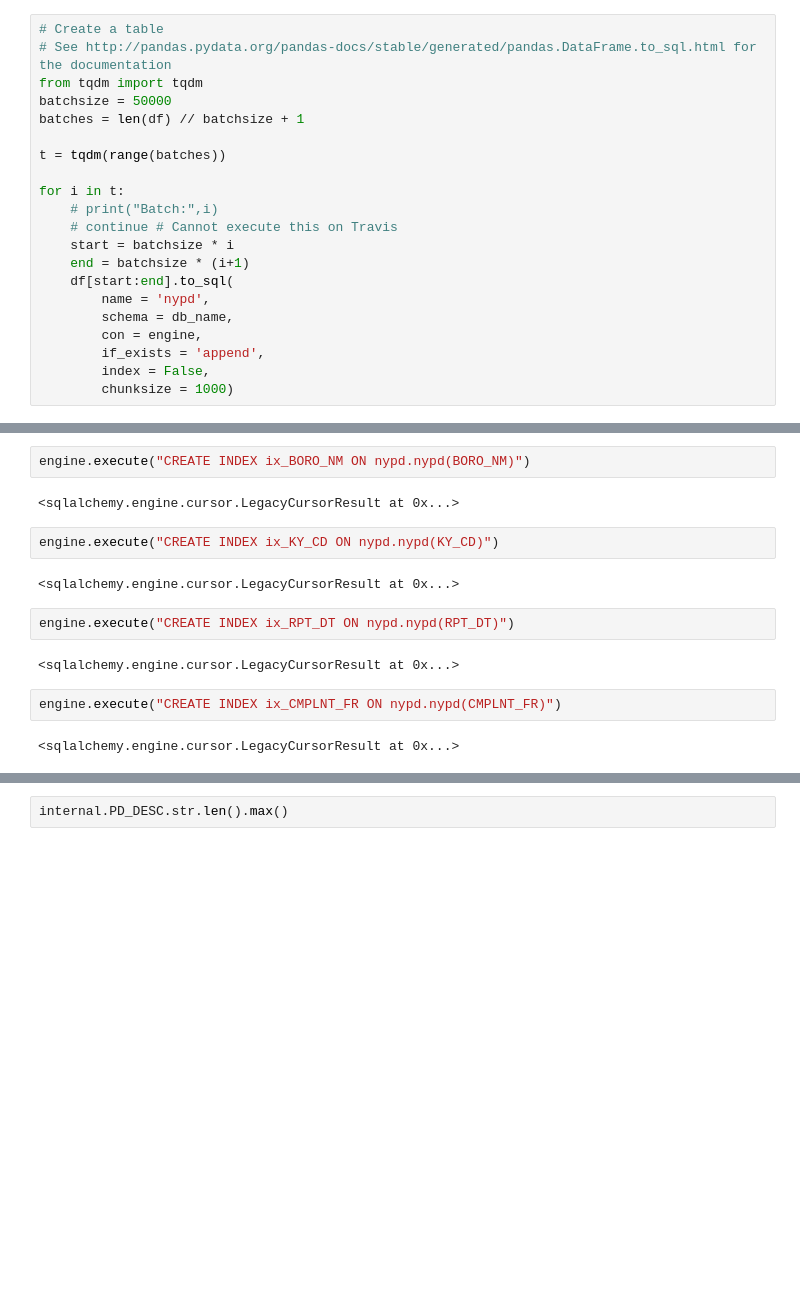
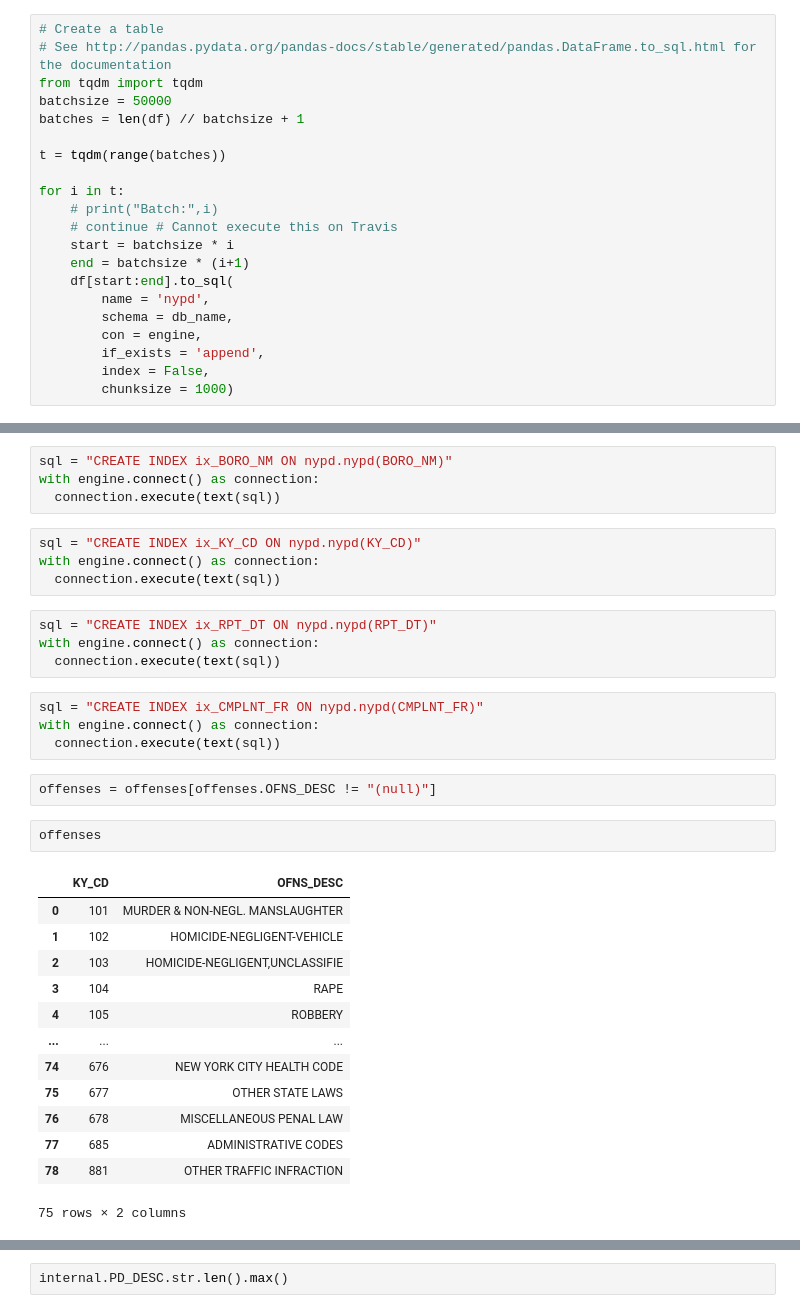
Before and after one commit to ipeirotis-org/datasets, a Jupyter notebook: notebooks/NYPD.ipynb, the cells around one changed output, grey strips where cells are left out. Drawn from its saved outputs; the diff is of its cells as text; blank space fills up the shorter version.

```diff
--- a/notebooks/NYPD.ipynb
+++ b/notebooks/NYPD.ipynb
@@ -983,17 +1039,35 @@ engine.execute("CREATE INDEX ix_LAW_CAT_CD ON nypd.nypd(LAW_CAT_CD)")
 # %%
-engine.execute("CREATE INDEX ix_BORO_NM ON nypd.nypd(BORO_NM)")
+sql = "CREATE INDEX ix_BORO_NM ON nypd.nypd(BORO_NM)"
+with engine.connect() as connection:
+  connection.execute(text(sql))
-# %% [output]
-<sqlalchemy.engine.cursor.LegacyCursorResult at 0x...>
 # %%
-engine.execute("CREATE INDEX ix_KY_CD ON nypd.nypd(KY_CD)")
+sql = "CREATE INDEX ix_KY_CD ON nypd.nypd(KY_CD)"
+with engine.connect() as connection:
+  connection.execute(text(sql))
-# %% [output]
-<sqlalchemy.engine.cursor.LegacyCursorResult at 0x...>
 # %%
-engine.execute("CREATE INDEX ix_RPT_DT ON nypd.nypd(RPT_DT)")
+sql = "CREATE INDEX ix_RPT_DT ON nypd.nypd(RPT_DT)"
+with engine.connect() as connection:
+  connection.execute(text(sql))
-# %% [output]
-<sqlalchemy.engine.cursor.LegacyCursorResult at 0x...>
 # %%
-engine.execute("CREATE INDEX ix_CMPLNT_FR ON nypd.nypd(CMPLNT_FR)")
+sql = "CREATE INDEX ix_CMPLNT_FR ON nypd.nypd(CMPLNT_FR)"
+with engine.connect() as connection:
+  connection.execute(text(sql))
-# %% [output]
-<sqlalchemy.engine.cursor.LegacyCursorResult at 0x...>
+# %%
+offenses = offenses[offenses.OFNS_DESC != "(null)"]
+# %%
+offenses
+# %% [output]
+|  | KY_CD | OFNS_DESC |
+| 0 | 101 | MURDER & NON-NEGL. MANSLAUGHTER |
+| 1 | 102 | HOMICIDE-NEGLIGENT-VEHICLE |
+| 2 | 103 | HOMICIDE-NEGLIGENT,UNCLASSIFIE |
+| 3 | 104 | RAPE |
+| 4 | 105 | ROBBERY |
+| ... | ... | ... |
+| 74 | 676 | NEW YORK CITY HEALTH CODE |
+| 75 | 677 | OTHER STATE LAWS |
+| 76 | 678 | MISCELLANEOUS PENAL LAW |
+| 77 | 685 | ADMINISTRATIVE CODES |
+| 78 | 881 | OTHER TRAFFIC INFRACTION |
+75 rows × 2 columns
 # %%
```
Also changed, not shown: parts of 71 cells of this notebook.
